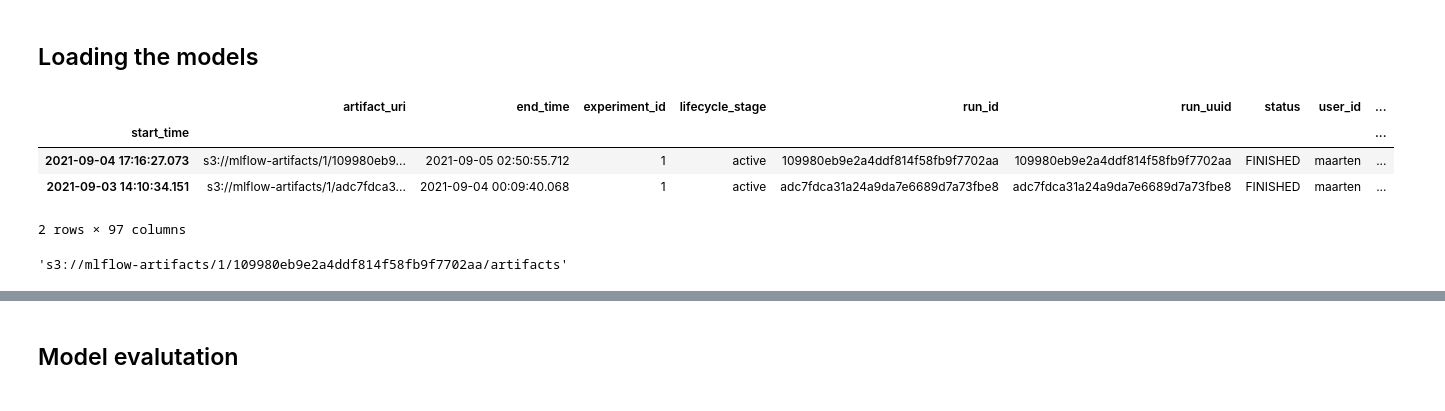
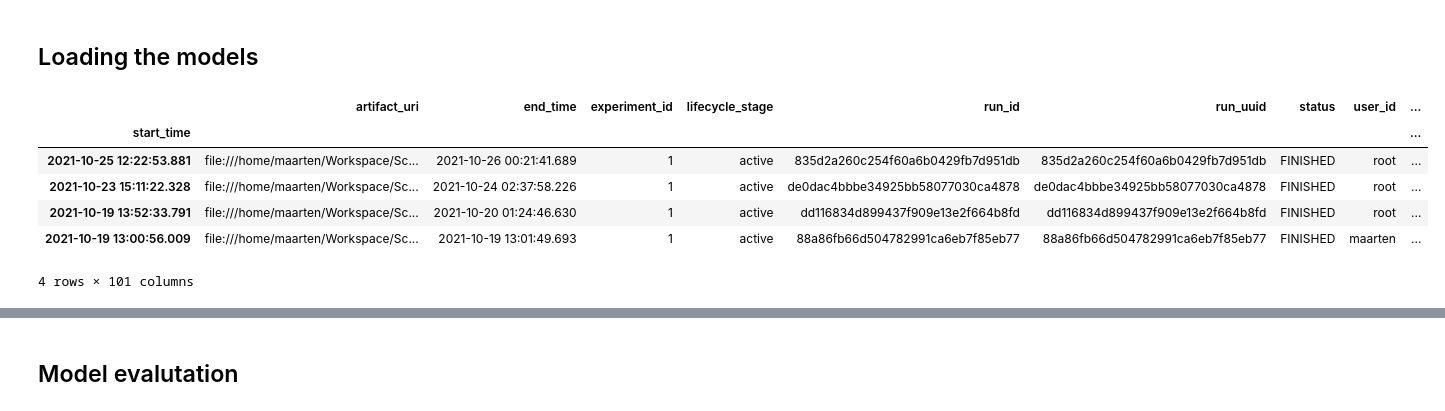
Before and after one commit to GewoonMaarten/spherical-dmri-conv, a Jupyter notebook: notebooks/model-analysis.ipynb, the cells around one changed output, grey strips where cells are left out. Drawn from its saved outputs; the diff is of its cells as text; code cells hidden in the pictures.

Commit message:
feat: add support for mlflow in model analysis notebook

```diff
--- a/notebooks/model-analysis.ipynb
+++ b/notebooks/model-analysis.ipynb
@@ -39,44 +38,42 @@ No GPU dectected! Training will be extremly slow
 # %% [markdown]
 ## Loading the models
 # %%
-server_ip = "pc049713.ds.umcutrecht.nl"
+server_ip = "localhost"
 
 os.environ["AWS_ACCESS_KEY_ID"] = "minio"
 os.environ["AWS_SECRET_ACCESS_KEY"] = "minio123"
 os.environ["MLFLOW_S3_ENDPOINT_URL"] = f"http://{server_ip}:9000"
 
 mlflow.set_tracking_uri(f"http://{server_ip}:5000")
 
 df_frames = list()
 
 run_infos = mlflow.list_run_infos("1", run_view_type=mlflow.entities.ViewType.ACTIVE_ONLY)
 for run_info in run_infos:
     logger.debug("Loading run info for: %s", run_info.run_uuid)
 
     run = mlflow.get_run(run_info.run_uuid)
 
     metrics = {f"metrics_{key}": val for key, val in run.data.metrics.items()}
     params = {f"params_{key}": val for key, val in run.data.params.items()}
 
     features_dict = {**dict(run.info), **metrics, **params}
 
     df_tmp = pd.DataFrame.from_records([features_dict])
 
     df_tmp["end_time"] = pd.to_datetime(df_tmp["end_time"], unit="ms")
     df_tmp["start_time"] = pd.to_datetime(df_tmp["start_time"], unit="ms")
 
     df_frames.append(df_tmp)
 
 df_runs = pd.concat(df_frames)
 df_runs = df_runs.set_index('start_time')
 df_runs.head()
 # %% [output]
 |  | artifact_uri | end_time | experiment_id | lifecycle_stage | run_id | run_uuid | status | user_id | ... |
 | start_time |  |  |  |  |  |  |  |  | ... |
-| 2021-09-04 17:16:27.073 | s3://mlflow-artifacts/1/109980eb9... | 2021-09-05 02:50:55.712 | 1 | active | 109980eb9e2a4ddf814f58fb9f7702aa | 109980eb9e2a4ddf814f58fb9f7702aa | FINISHED | maarten | ... |
-| 2021-09-03 14:10:34.151 | s3://mlflow-artifacts/1/adc7fdca3... | 2021-09-04 00:09:40.068 | 1 | active | adc7fdca31a24a9da7e6689d7a73fbe8 | adc7fdca31a24a9da7e6689d7a73fbe8 | FINISHED | maarten | ... |
+| 2021-10-25 12:22:53.881 | file:///home/maarten/Workspace/Sc... | 2021-10-26 00:21:41.689 | 1 | active | 835d2a260c254f60a6b0429fb7d951db | 835d2a260c254f60a6b0429fb7d951db | FINISHED | root | ... |
+| 2021-10-23 15:11:22.328 | file:///home/maarten/Workspace/Sc... | 2021-10-24 02:37:58.226 | 1 | active | de0dac4bbbe34925bb58077030ca4878 | de0dac4bbbe34925bb58077030ca4878 | FINISHED | root | ... |
+| 2021-10-19 13:52:33.791 | file:///home/maarten/Workspace/Sc... | 2021-10-20 01:24:46.630 | 1 | active | dd116834d899437f909e13e2f664b8fd | dd116834d899437f909e13e2f664b8fd | FINISHED | root | ... |
+| 2021-10-19 13:00:56.009 | file:///home/maarten/Workspace/Sc... | 2021-10-19 13:01:49.693 | 1 | active | 88a86fb66d504782991ca6eb7f85eb77 | 88a86fb66d504782991ca6eb7f85eb77 | FINISHED | maarten | ... |
-2 rows × 97 columns
+4 rows × 101 columns
-# %%
-df_runs.iloc[0]["artifact_uri"]
-# %% [output]
-'s3://mlflow-artifacts/1/109980eb9e2a4ddf814f58fb9f7702aa/artifacts'
```
Also changed, not shown: parts of 9 cells of this notebook.
